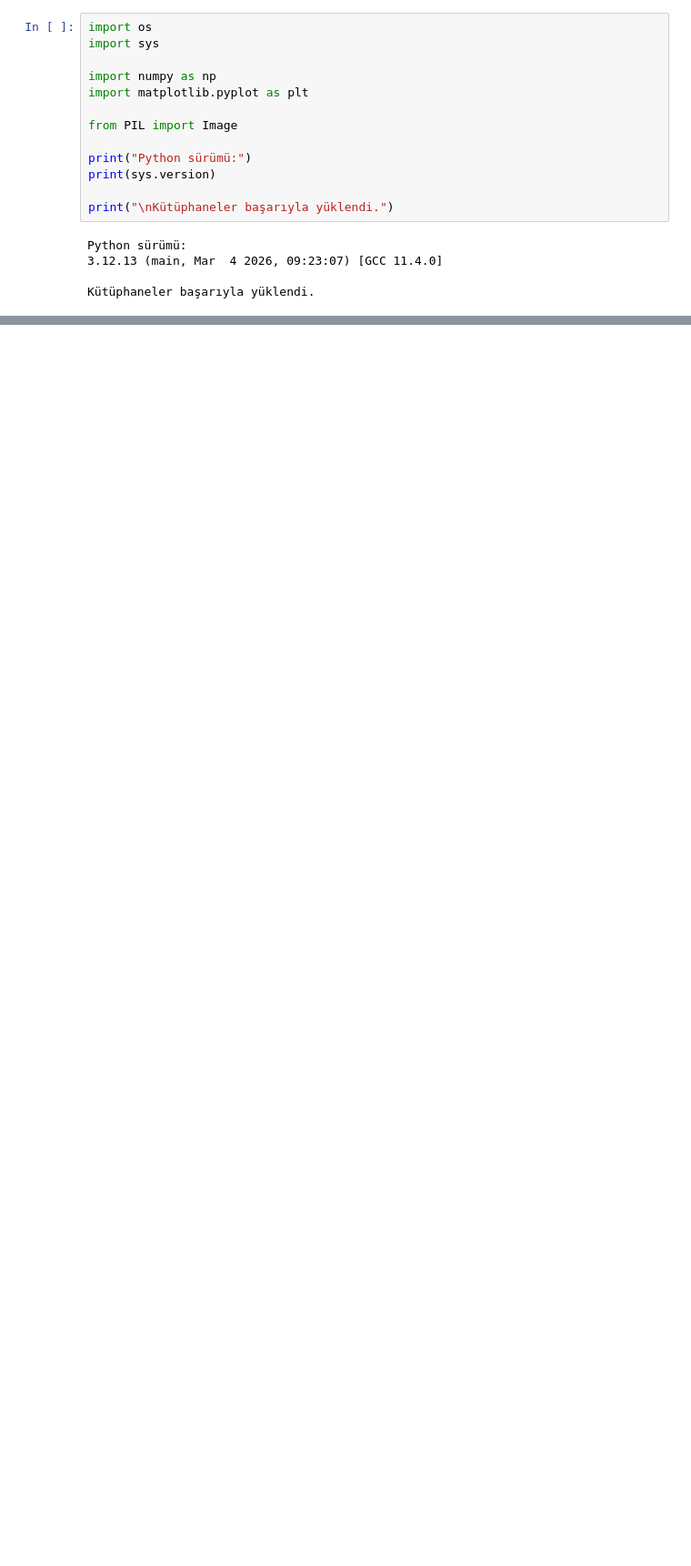
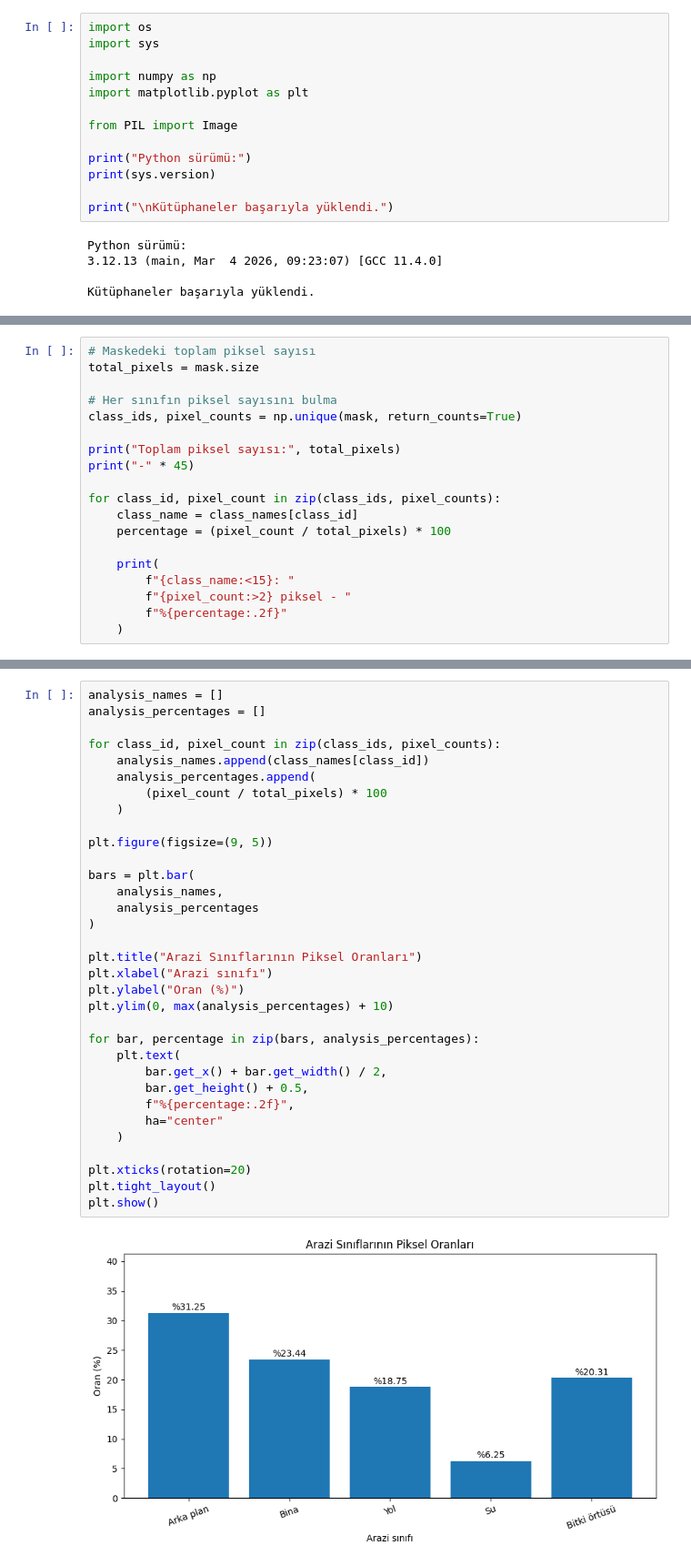
Before and after one commit to Ebrar6565/smart-city-satellite-analysis, a Jupyter notebook: notebooks/01_data_exploration.ipynb, the cells around one changed output, grey strips where cells are left out. Shown at 91% size. Drawn from its saved outputs; the diff is of its cells as text; blank space fills up the shorter version.

```diff
--- a/notebooks/01_data_exploration.ipynb
+++ b/notebooks/01_data_exploration.ipynb
@@ -39,0 +123,19 @@ Bu notebook içerisinde veri setindeki uydu görüntüleri ve bunlara karşılı
+# %%
+# Maskedeki toplam piksel sayısı
+total_pixels = mask.size
+
+# Her sınıfın piksel sayısını bulma
+class_ids, pixel_counts = np.unique(mask, return_counts=True)
+
+print("Toplam piksel sayısı:", total_pixels)
+print("-" * 45)
+
+for class_id, pixel_count in zip(class_ids, pixel_counts):
+    class_name = class_names[class_id]
+    percentage = (pixel_count / total_pixels) * 100
+
+    print(
+        f"{class_name:<15}: "
+        f"{pixel_count:>2} piksel - "
+        f"%{percentage:.2f}"
+    )
@@ -39,0 +150,35 @@ Bu notebook içerisinde veri setindeki uydu görüntüleri ve bunlara karşılı
+# %%
+analysis_names = []
+analysis_percentages = []
+
+for class_id, pixel_count in zip(class_ids, pixel_counts):
+    analysis_names.append(class_names[class_id])
+    analysis_percentages.append(
+        (pixel_count / total_pixels) * 100
+    )
+
+plt.figure(figsize=(9, 5))
+
+bars = plt.bar(
+    analysis_names,
+    analysis_percentages
+)
+
+plt.title("Arazi Sınıflarının Piksel Oranları")
+plt.xlabel("Arazi sınıfı")
+plt.ylabel("Oran (%)")
+plt.ylim(0, max(analysis_percentages) + 10)
+
+for bar, percentage in zip(bars, analysis_percentages):
+    plt.text(
+        bar.get_x() + bar.get_width() / 2,
+        bar.get_height() + 0.5,
+        f"%{percentage:.2f}",
+        ha="center"
+    )
+
+plt.xticks(rotation=20)
+plt.tight_layout()
+plt.show()
+# %% [output]
+[figure, added]
```
Also changed, not shown: parts of 6 cells of this notebook.
